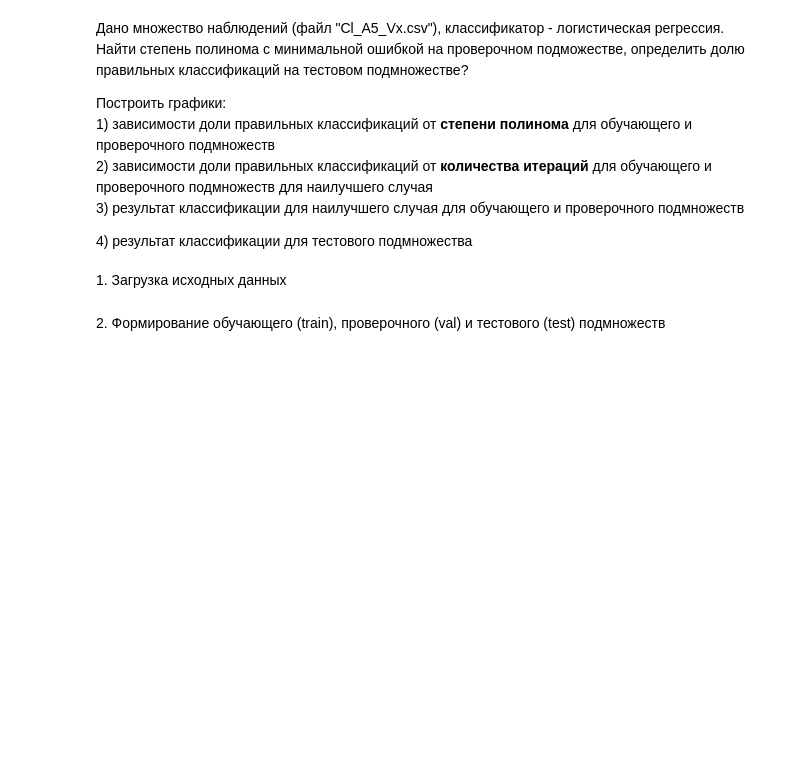
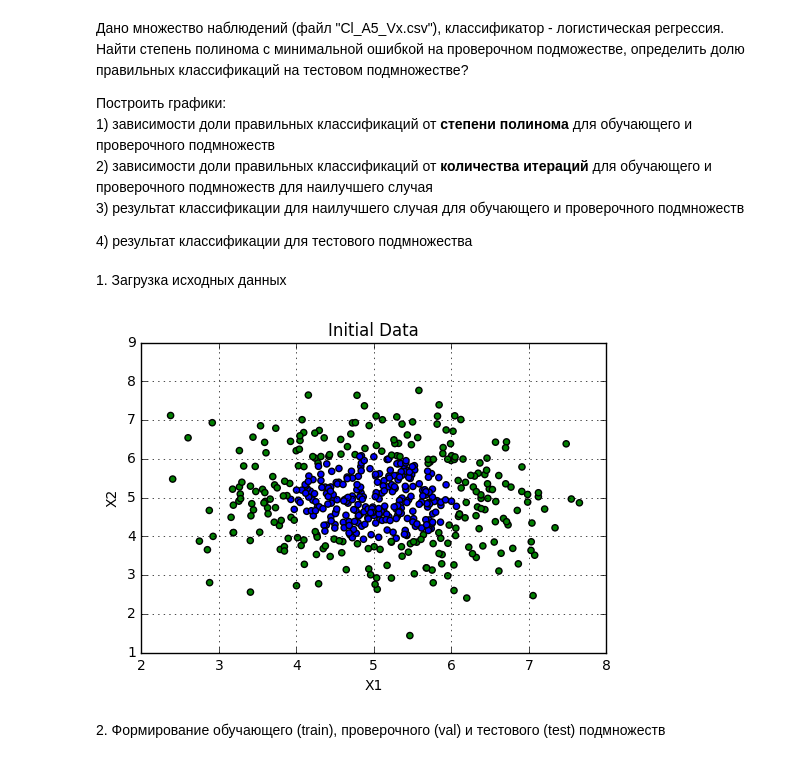
Before and after one commit to Sinopsys/IDAHSE-2017, a Jupyter notebook: Assignment_2/Assignment_2.ipynb, the cells around one changed output. Cells and saved outputs as stored; diff of their text form; code cells hidden in the pictures; blank space fills up the shorter version.

```diff
--- a/Assignment_2/Assignment_2.ipynb
+++ b/Assignment_2/Assignment_2.ipynb
@@ -269,14 +257,16 @@ plt.show()
 # %% [markdown]
 <p>1. Загрузка исходных данных</p>
 # %%
-df = pnd.read_csv("data/Cl_A5_V"+str(variant)+".csv") #variant - вариант задания
+df = pd.read_csv("data/Cl_A5_V"+str(2)+".csv") #variant - вариант задания
 
 plt.title("Initial Data")
 plt.xlabel("X1")
 plt.ylabel("X2")
 plt.scatter(df.X1, df.X2, c=df.Y, cmap=clrMap)
 plt.grid(True)
 plt.show()
+# %% [output]
+[figure, added]
 # %% [markdown]
 <p>2. Формирование обучающего (train), проверочного (val) и тестового (test) подмножеств</p>
 # %%
```
Also changed, not shown: parts of 23 cells of this notebook.
